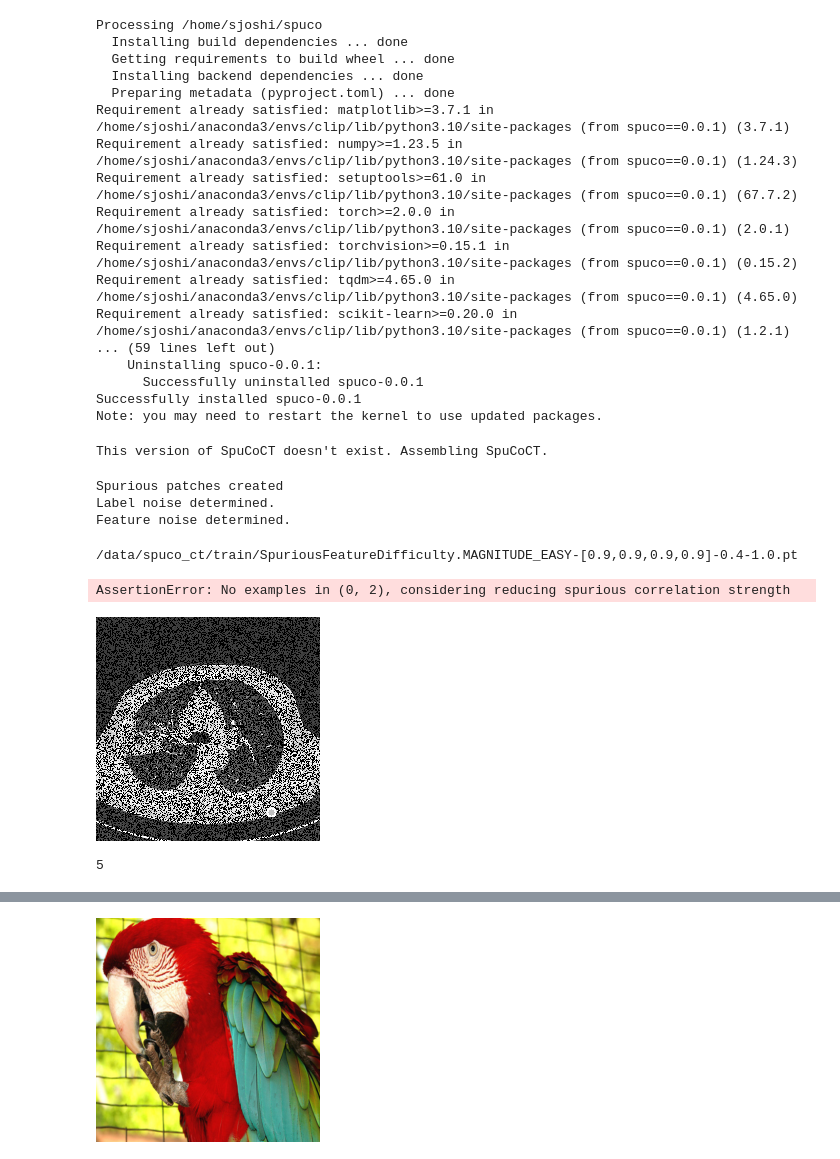
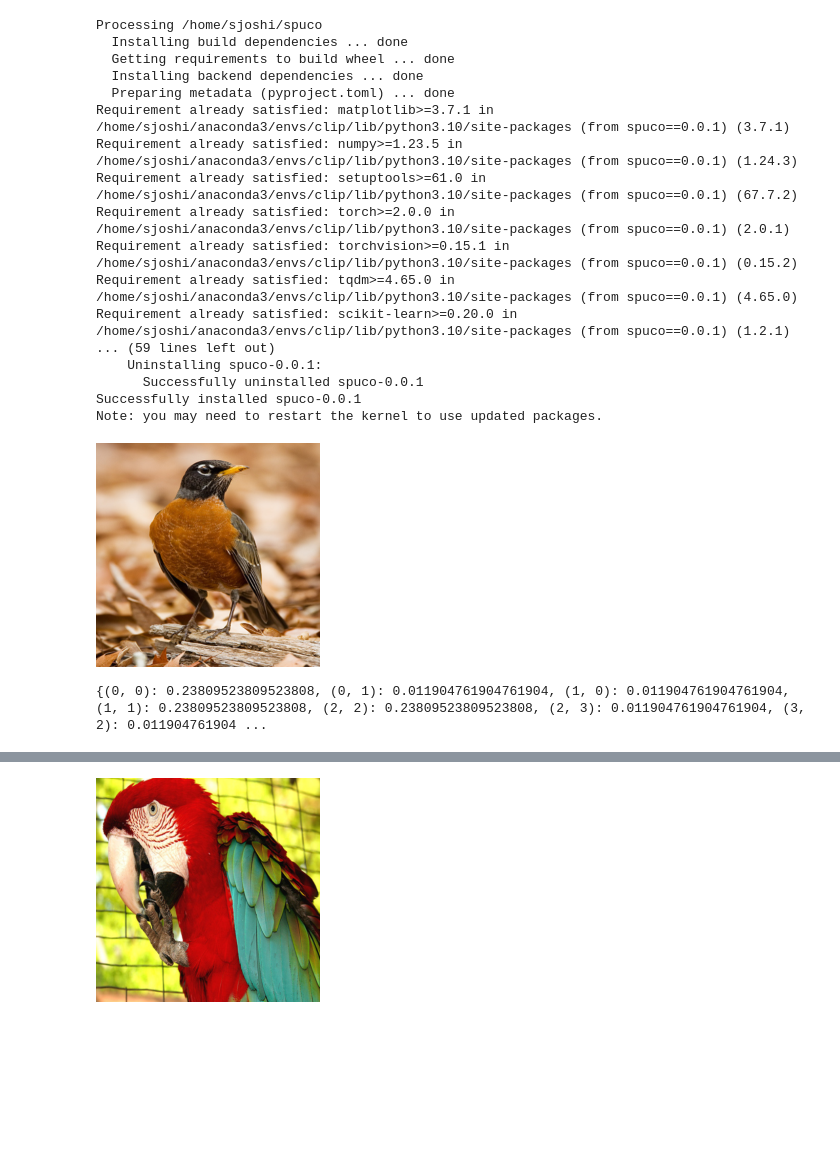
Before and after one commit to BigML-CS-UCLA/SpuCo, a Jupyter notebook: quickstart/explore_data.ipynb, the cells around one changed output, grey strips where cells are left out. Cells and saved outputs as stored; diff of their text form; code cells hidden in the pictures; blank space fills up the shorter version.

```diff
--- a/quickstart/explore_data.ipynb
+++ b/quickstart/explore_data.ipynb
@@ -59,33 +57,17 @@ Requirement already satisfied: scikit-learn>=0.20.0 in /home/sjoshi/anaconda3/en
 Successfully installed spuco-0.0.1
 Note: you may need to restart the kernel to use updated packages.
 # %%
-
-import spuco.datasets as dsets
-from spuco.datasets.base_spuco_dataset import SpuriousFeatureDifficulty, SpuriousCorrelationStrength
+from spuco.datasets import SpuCoAnimals
 import torchvision.transforms as T
 
-dataset = dsets.SpuCoCT(
-    root="/data/spuco_ct",
-    spurious_feature_difficulty=SpuriousFeatureDifficulty.MAGNITUDE_EASY,
-    spurious_correlation_strength=SpuriousCorrelationStrength.UNIFORM,
-    label_noise=0.4,
-    core_feature_noise=1.0,
+dataset = SpuCoAnimals(
+    root="/data",
     transform=T.ToPILImage(),
-    verbose=True
+    split="train"
 )
 dataset.initialize()
+display(dataset[0][0])
+print(dataset.group_weights)
 # %% [output]
+[figure, added]
-This version of SpuCoCT doesn't exist. Assembling SpuCoCT.
+{(0, 0): 0.23809523809523808, (0, 1): 0.011904761904761904, (1, 0): 0.011904761904761904, (1, 1): 0.23809523809523808, (2, 2): 0.23809523809523808, (2, 3): 0.011904761904761904, (3, 2): 0.011904761904 ...
-Spurious patches created
-Label noise determined.
-Feature noise determined.
-/data/spuco_ct/train/SpuriousFeatureDifficulty.MAGNITUDE_EASY-[0.9,0.9,0.9,0.9]-0.4-1.0.pt
-AssertionError: No examples in (0, 2), considering reducing spurious correlation strength
-# %%
-dataset[53][0]
-# %% [output]
-[figure, removed]
-# %%
-dataset.spurious_patch[dataset.data.spurious[0]].shape[0]
-# %% [output]
-5
```
Also changed, not shown: parts of 11 cells of this notebook, 3 other files.
